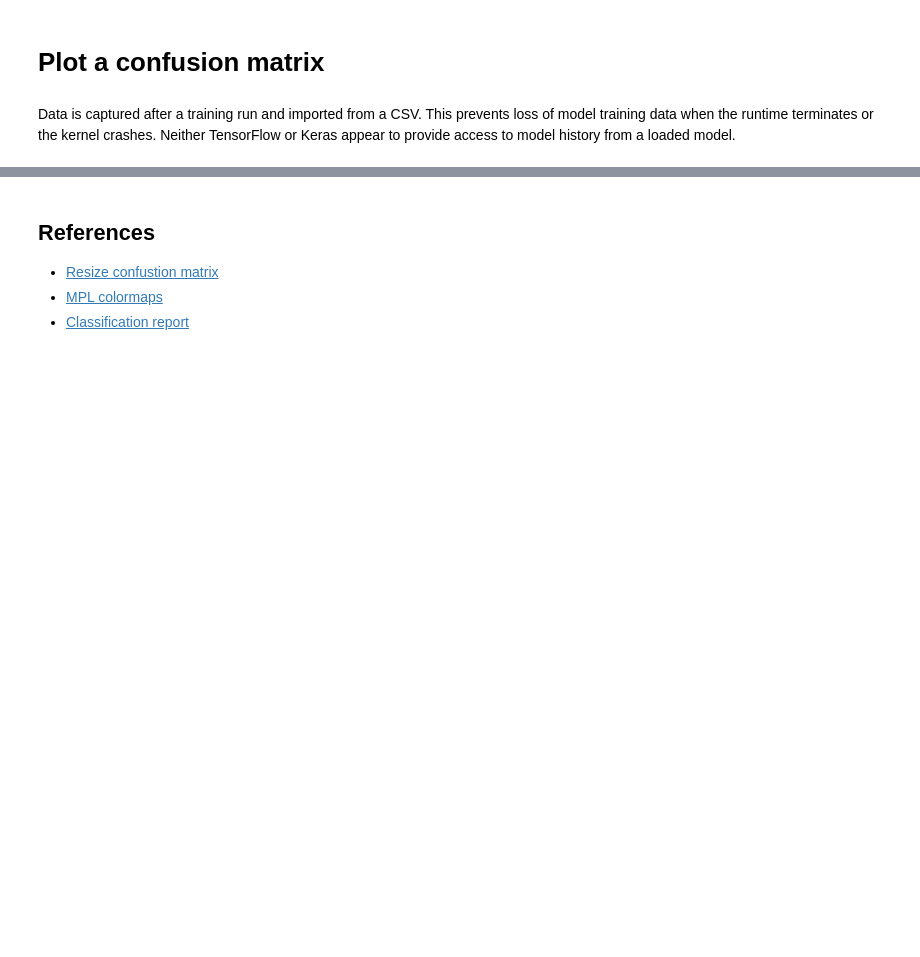
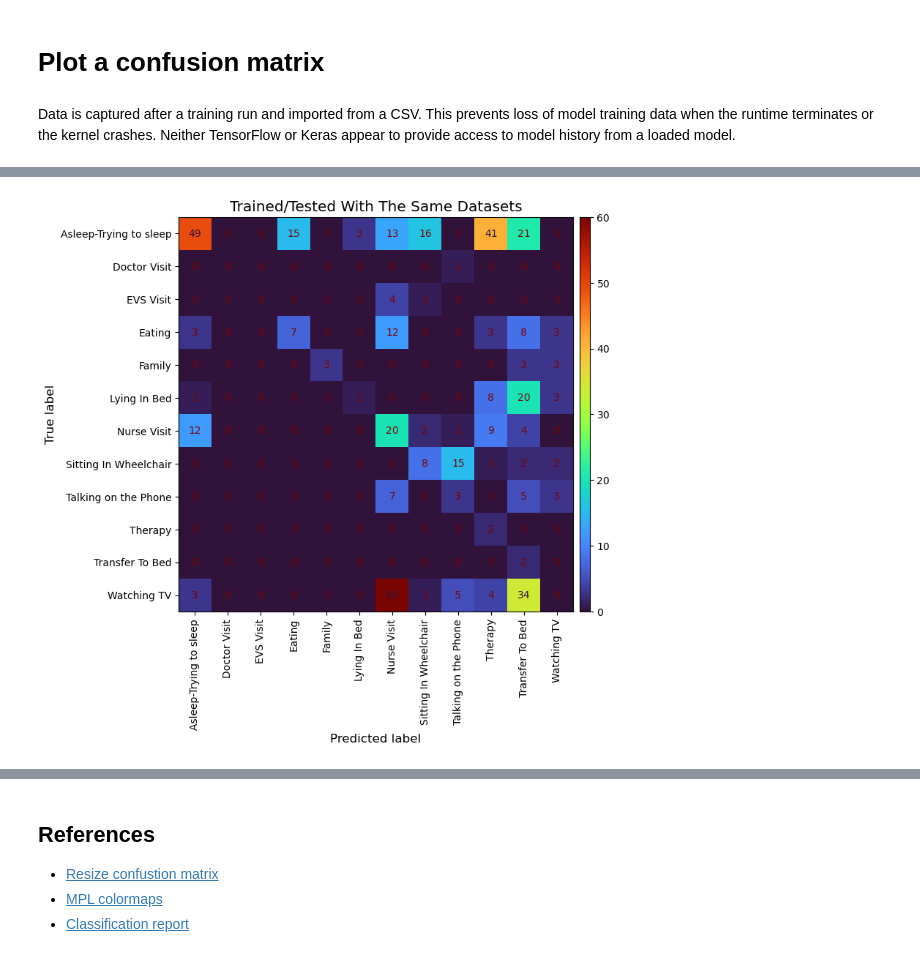
Before and after one commit to AI-For-Wearables-PAM/activity-recog, a Jupyter notebook: notebooks/confusion-matrix.ipynb, the cells around one changed output, grey strips where cells are left out. Cells and saved outputs as stored; diff of their text form; code cells hidden in the pictures; blank space fills up the shorter version.

```diff
--- a/notebooks/confusion-matrix.ipynb
+++ b/notebooks/confusion-matrix.ipynb
@@ -57,0 +73,3 @@ top_predictions
+# %%
+all_predictions = get_data('../data/2024-09-19-train-all.csv')
+all_predictions
@@ -58,7 +90,7 @@ top_predictions
 # %%
 # Select true and predicted labels
-true_classes = top_predictions['True labels']
-predicted_classes = top_predictions['Predicted labels']
+true_classes = all_predictions['True labels']
+predicted_classes = all_predictions['Predicted labels']
 # %%
 # Make classification report
 report = classification_report(true_classes, predicted_classes)
@@ -111,0 +117,18 @@ def plot_confusion(t_class, p_class, color_map, title, title_size, label_size, t
+# %%
+# Define plot design
+colors = 'turbo'
+title = 'Trained/Tested With The Same Datasets'
+title_size = 'x-large'
+tick_size = 'medium'
+label_size = 'large'
+
+# Make the plot
+confusion_matrix = plot_confusion(true_classes,
+                                  predicted_classes,
+                                  color_map = colors,
+                                  title = title,
+                                  title_size = title_size,
+                                  tick_size = tick_size,
+                                  label_size = label_size)
+# %% [output]
+[figure, added]
```
Also changed, not shown: parts of 18 cells of this notebook, 8 other files.
